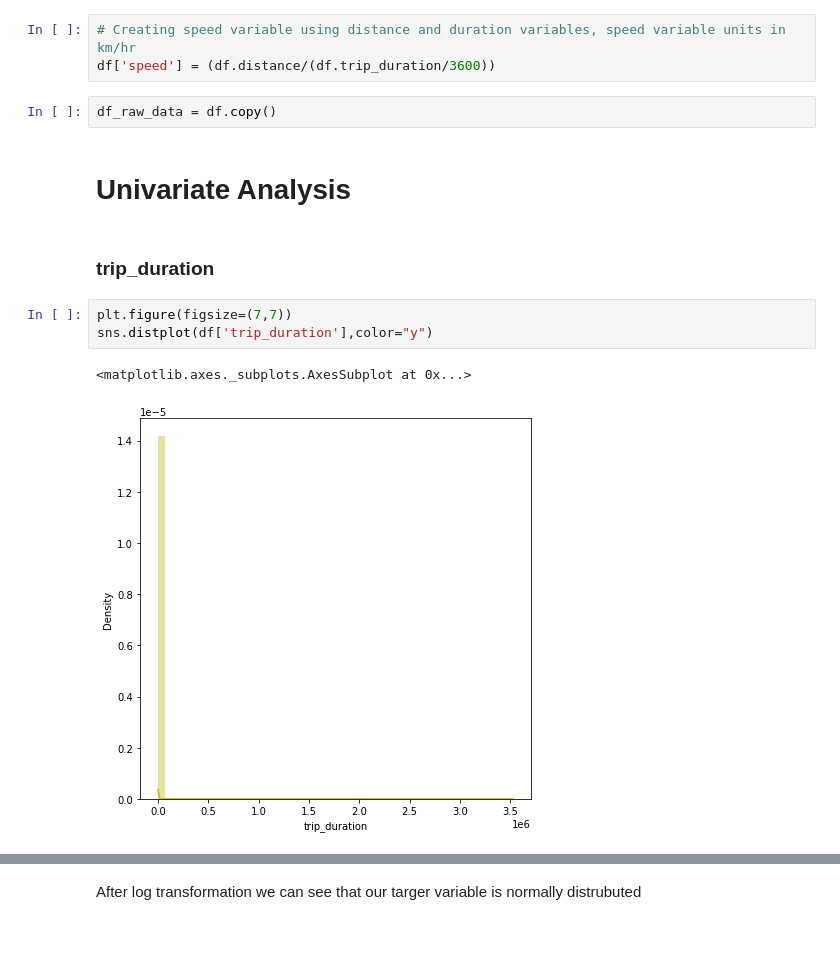
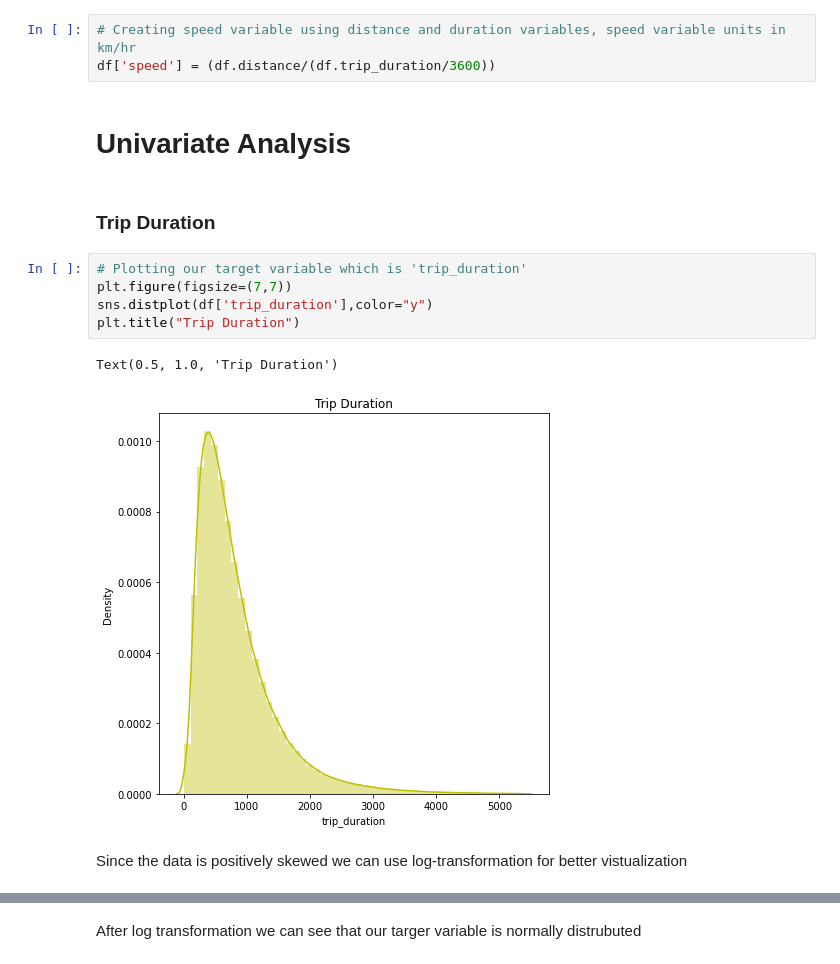
Before and after one commit to rubeshajith/NYC-taxi-trip-time-prediction, a Jupyter notebook: NYC_Taxi_Trip_Time_Prediction_Capstone_Project.ipynb, the cells around one changed output, grey strips where cells are left out. Saved outputs shown, nothing was run; the diff lists cells and outputs as text; blank space fills up the shorter version.

```diff
--- a/NYC_Taxi_Trip_Time_Prediction_Capstone_Project.ipynb
+++ b/NYC_Taxi_Trip_Time_Prediction_Capstone_Project.ipynb
@@ -186,16 +184,18 @@ speed = distance/timetaken
 # %%
 # Creating speed variable using distance and duration variables, speed variable units in km/hr
 df['speed'] = (df.distance/(df.trip_duration/3600))
-# %%
-df_raw_data = df.copy()
 # %% [markdown]
 # Univariate Analysis
-# %% [markdown]
-### trip_duration
+# %% [markdown]
+### Trip Duration
 # %%
+# Plotting our target variable which is 'trip_duration'
 plt.figure(figsize=(7,7))
 sns.distplot(df['trip_duration'],color="y")
+plt.title("Trip Duration")
 # %% [output]
-<matplotlib.axes._subplots.AxesSubplot at 0x...>
+Text(0.5, 1.0, 'Trip Duration')
-[figure, old version]
+[figure, new version]
+# %% [markdown]
+Since the data is positively skewed we can use log-transformation for better vistualization
 # %%
```
Also changed, not shown: parts of 120 cells of this notebook.
